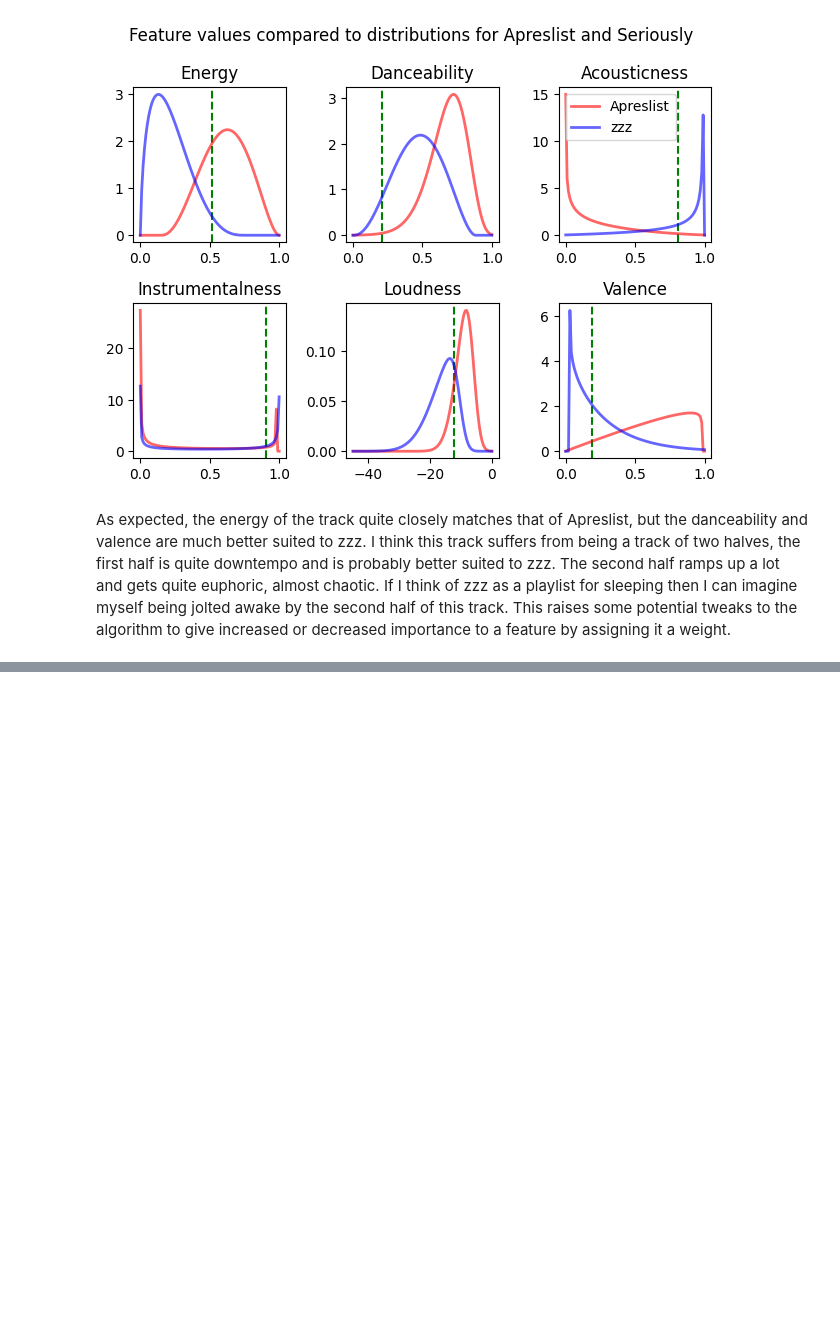
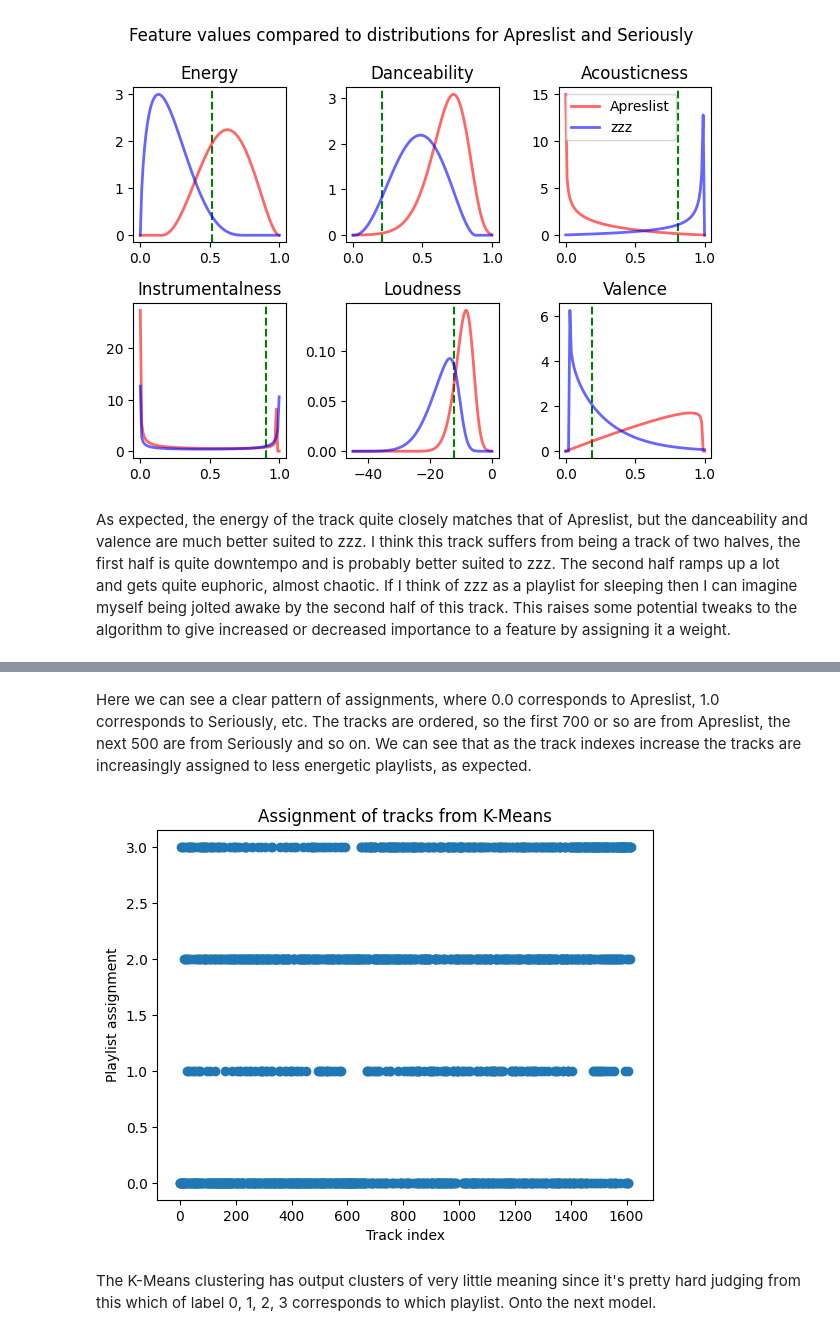
Before and after one commit to dbatten5/spauditify, a Jupyter notebook: poc.ipynb, the cells around one changed output, grey strips where cells are left out. Drawn from its saved outputs; the diff is of its cells as text; code cells hidden in the pictures; blank space fills up the shorter version.

```diff
--- a/poc.ipynb
+++ b/poc.ipynb
@@ -780,0 +789,21 @@ As expected, the energy of the track quite closely matches that of Apreslist, bu
+# %%
+import pandas as pd
+
+# tidy up the data into nice formats
+all_df = pd.DataFrame(
+    apreslist_track_data + seriously_track_data + zzz_track_data + sheep_track_data
+)
+X = np.vstack((apreslist_M, seriously_M, zzz_M, sheep_M))
+X_df = pd.DataFrame(X, columns=features)
+
+all_df = pd.concat((all_df, X_df), axis=1)
+
+playlist_col = (
+    ["Apreslist"] * len(apreslist_track_data)
+    + ["Seriously"] * len(seriously_track_data)
+    + ["zzz"] * len(zzz_track_data)
+    + ["Sheep"] * len(sheep_track_data)
+)
+all_df["playlist"] = playlist_col
+
+all_df.head()
@@ -780,0 +832,12 @@ As expected, the energy of the track quite closely matches that of Apreslist, bu
+# %% [markdown]
+Here we can see a clear pattern of assignments, where 0.0 corresponds to Apreslist, 1.0 corresponds to Seriously, etc. The tracks are ordered, so the first 700 or so are from Apreslist, the next 500 are from Seriously and so on. We can see that as the track indexes increase the tracks are increasingly assigned to less energetic playlists, as expected.
+# %%
+plt.scatter(np.arange(len(labels)), labels)
+plt.xlabel("Track index")
+plt.ylabel("Playlist assignment")
+plt.title("Assignment of tracks from K-Means")
+plt.show()
+# %% [output]
+[figure, added]
+# %% [markdown]
+The K-Means clustering has output clusters of very little meaning since it's pretty hard judging from this which of label 0, 1, 2, 3 corresponds to which playlist. Onto the next model.
```
Also changed, not shown: parts of 6 cells of this notebook, 3 other files.
